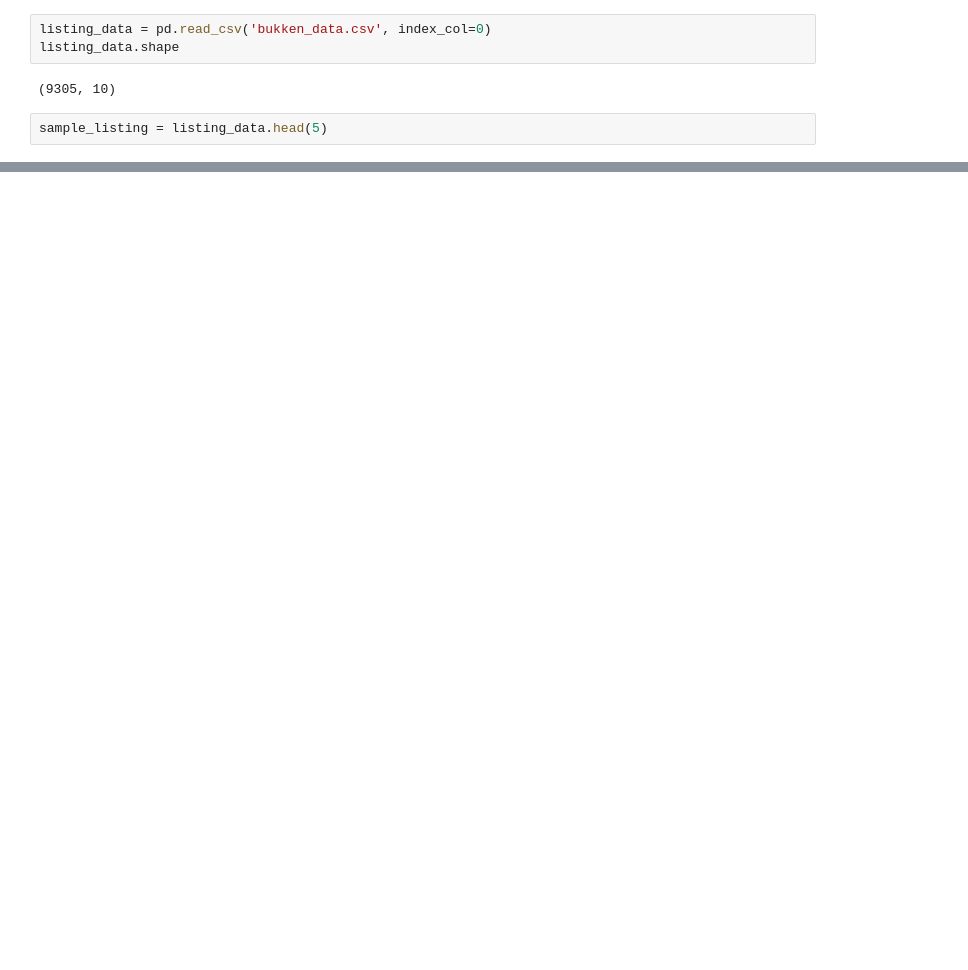
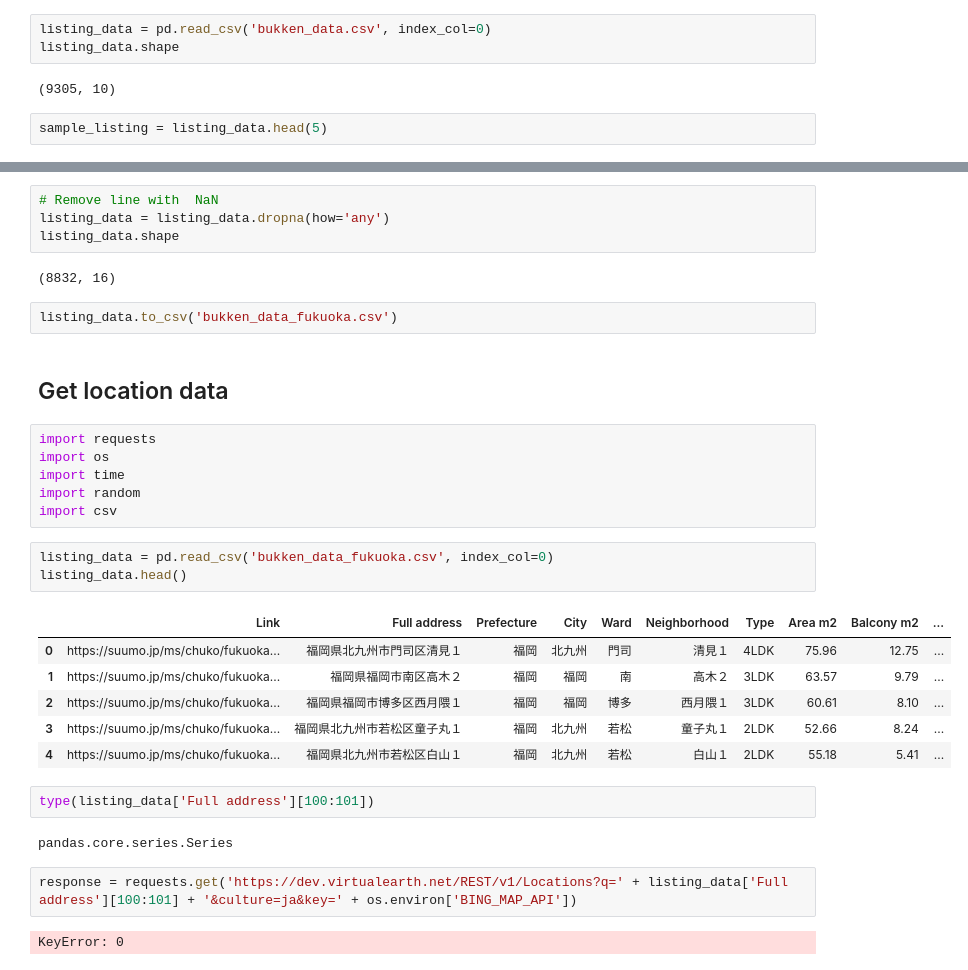
Before and after one commit to Iruka-jp/fudoinvest, a Jupyter notebook: bukken_scrapper.ipynb, the cells around one changed output, grey strips where cells are left out. Saved outputs shown, nothing was run; the diff lists cells and outputs as text; blank space fills up the shorter version.

Commit message:
Add listing longitude and latitude through Bing Maps API

```diff
--- a/bukken_scrapper.ipynb
+++ b/bukken_scrapper.ipynb
@@ -431,0 +433,34 @@ KeyError: 'BING_MAP_API'
+# %%
+# Remove line with  NaN
+listing_data = listing_data.dropna(how='any')
+listing_data.shape
+# %% [output]
+(8832, 16)
+# %%
+listing_data.to_csv('bukken_data_fukuoka.csv')
+# %% [markdown]
+## Get location data
+# %%
+import requests
+import os
+import time
+import random
+import csv
+# %%
+listing_data = pd.read_csv('bukken_data_fukuoka.csv', index_col=0)
+listing_data.head()
+# %% [output]
+|  | Link | Full address | Prefecture | City | Ward | Neighborhood | Type | Area m2 | Balcony m2 | ... |
+| 0 | https://suumo.jp/ms/chuko/fukuoka... | 福岡県北九州市門司区清見１ | 福岡 | 北九州 | 門司 | 清見１ | 4LDK | 75.96 | 12.75 | ... |
+| 1 | https://suumo.jp/ms/chuko/fukuoka... | 福岡県福岡市南区高木２ | 福岡 | 福岡 | 南 | 高木２ | 3LDK | 63.57 | 9.79 | ... |
+| 2 | https://suumo.jp/ms/chuko/fukuoka... | 福岡県福岡市博多区西月隈１ | 福岡 | 福岡 | 博多 | 西月隈１ | 3LDK | 60.61 | 8.10 | ... |
+| 3 | https://suumo.jp/ms/chuko/fukuoka... | 福岡県北九州市若松区童子丸１ | 福岡 | 北九州 | 若松 | 童子丸１ | 2LDK | 52.66 | 8.24 | ... |
+| 4 | https://suumo.jp/ms/chuko/fukuoka... | 福岡県北九州市若松区白山１ | 福岡 | 北九州 | 若松 | 白山１ | 2LDK | 55.18 | 5.41 | ... |
+# %%
+type(listing_data['Full address'][100:101])
+# %% [output]
+pandas.core.series.Series
+# %%
+response = requests.get('https://dev.virtualearth.net/REST/v1/Locations?q=' + listing_data['Full address'][100:101] + '&culture=ja&key=' + os.environ['BING_MAP_API'])
+# %% [output]
+KeyError: 0
```
Also changed, not shown: parts of 43 cells of this notebook.
